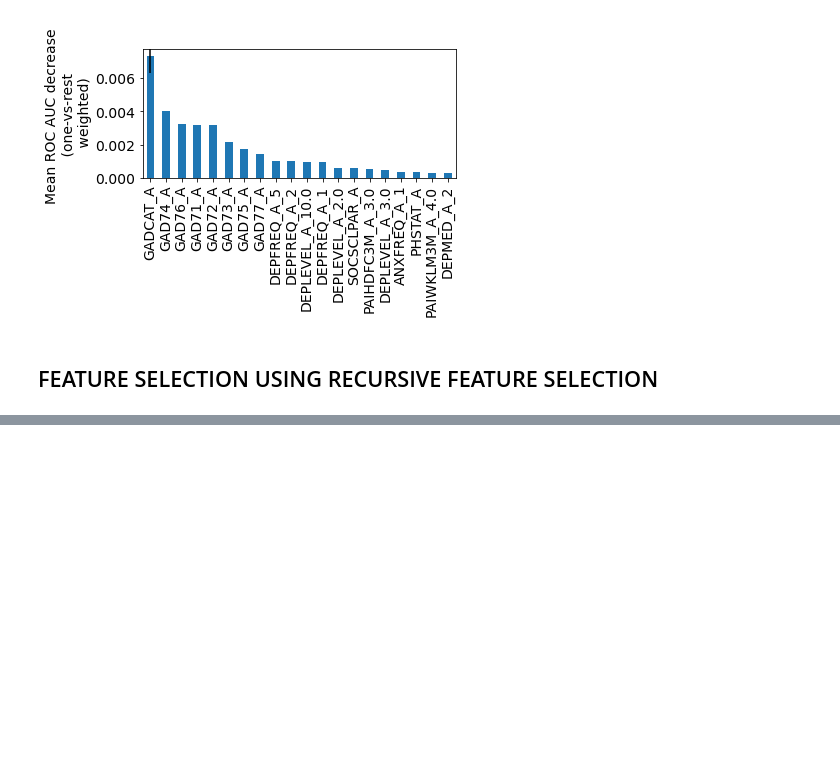
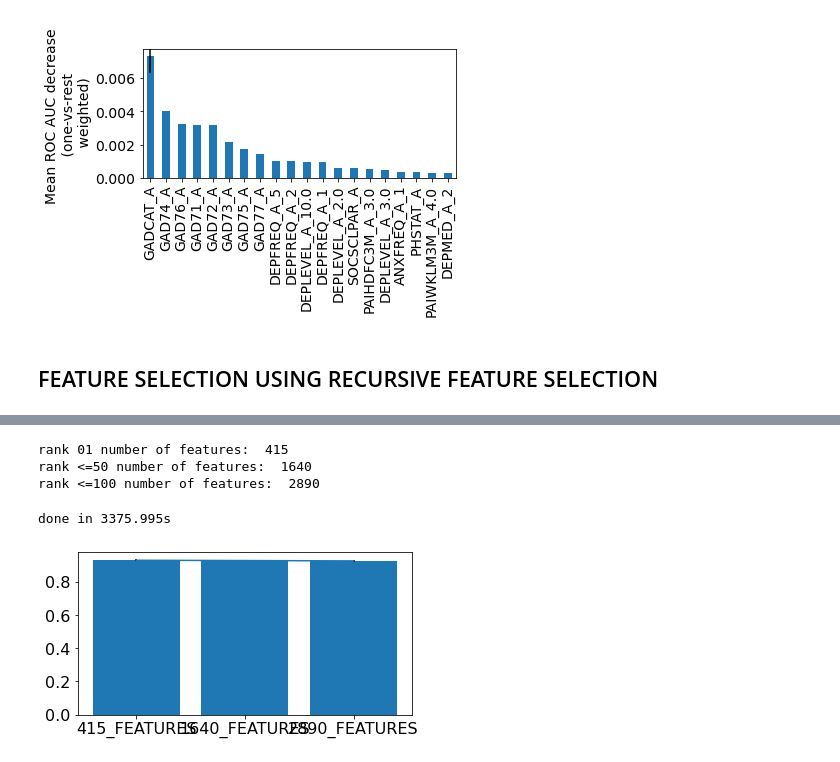
Before and after one commit to ifrancke/CS254-Final, a Jupyter notebook: RandomForestFeatureSelection.ipynb, the cells around one changed output, grey strips where cells are left out. Drawn from its saved outputs; the diff is of its cells as text; code cells hidden in the pictures; blank space fills up the shorter version.

```diff
--- a/RandomForestFeatureSelection.ipynb
+++ b/RandomForestFeatureSelection.ipynb
@@ -179,0 +189,73 @@ plt.show()
+# %%
+#CHOOSE THREE SUBSETS OF FEATURES
+#lowest rank for subsets = 196
+features_max_rank = selected_features.Ranking.max()
+#will use rank =1, 50, 100
+
+#make lists of features for each rank
+features_01 = selected_features.FeatureName[selected_features.Ranking == 1].tolist()
+print ('rank 01 number of features: ', len(features_01))
+features_50 = selected_features.FeatureName[selected_features.Ranking <= 50].tolist()
+print ('rank <=50 number of features: ', len(features_50))
+features_100 = selected_features.FeatureName[selected_features.Ranking <= 100].tolist()
+print ('rank <=100 number of features: ', len(features_100))
+# %% [output]
+rank 01 number of features:  415
+rank <=50 number of features:  1640
+rank <=100 number of features:  2890
+# %%
+#CROSS-VAL ON REDUCED-FEATURES MODEL
+t0 = time()
+
+cv_scores = []
+feature_lists = [features_01, features_50, features_100]
+
+#model parameters
+n_estimators=460
+max_features=50
+
+for fl in feature_lists:
+    #create RFC object
+    RFC = RandomForestClassifier(n_estimators=n_estimators, max_features=max_features, random_state=42)
+    #select features
+    train_x_subset = train_x_pd.loc[:, fl].to_numpy()
+    scores = cross_val_score(RFC, train_x_subset, train_y, cv=10, scoring='roc_auc_ovr_weighted')
+    cv_scores.append(scores)
+
+print("done in %0.3fs" % (time() - t0))
+# %% [output]
+done in 3375.995s
+# %%
+#SAVE DATA
+#make df
+cv_scores_copy = cv_scores
+idx = [str(len(features_01))+'_FEATURES', str(len(features_50))+'_FEATURES', str(len(features_100))+'_FEATURES']
+col = []
+for i in np.arange(1, 11):
+    c = 'SPLIT_'+str(i)
+    col.append(c)
+
+scores_pd = pd.DataFrame (cv_scores_copy, index=idx, columns = col)
+cv_scores_pd = scores_pd.copy()
+cv_scores_pd['MEAN'] = scores_pd.mean(axis=1)
+cv_scores_pd['STD'] = scores_pd.std(axis=1)
+
+#make directory
+dataDir = 'ReducedFeatures'
+if not os.path.exists(dataDir):
+    os.mkdir(dataDir)
+
+#store imputed testing data
+filepath = os.path.join(dataDir, 'CrossVal.csv')
+cv_scores_pd.to_csv(filepath)
+# %%
+#PLOT CV
+plt.figure(figsize = (6, 3))
+x = np.arange(3)
+plt.bar(x, cv_scores_pd.MEAN)
+plt.errorbar(x, cv_scores_pd.MEAN, yerr=cv_scores_pd.STD, ecolor='k')
+plt.xticks(x, cv_scores_pd.index.to_list(), fontsize=16)
+plt.yticks(fontsize=16)
+plt.show()
+# %% [output]
+[figure, added]
```
Also changed, not shown: parts of 7 cells of this notebook.
